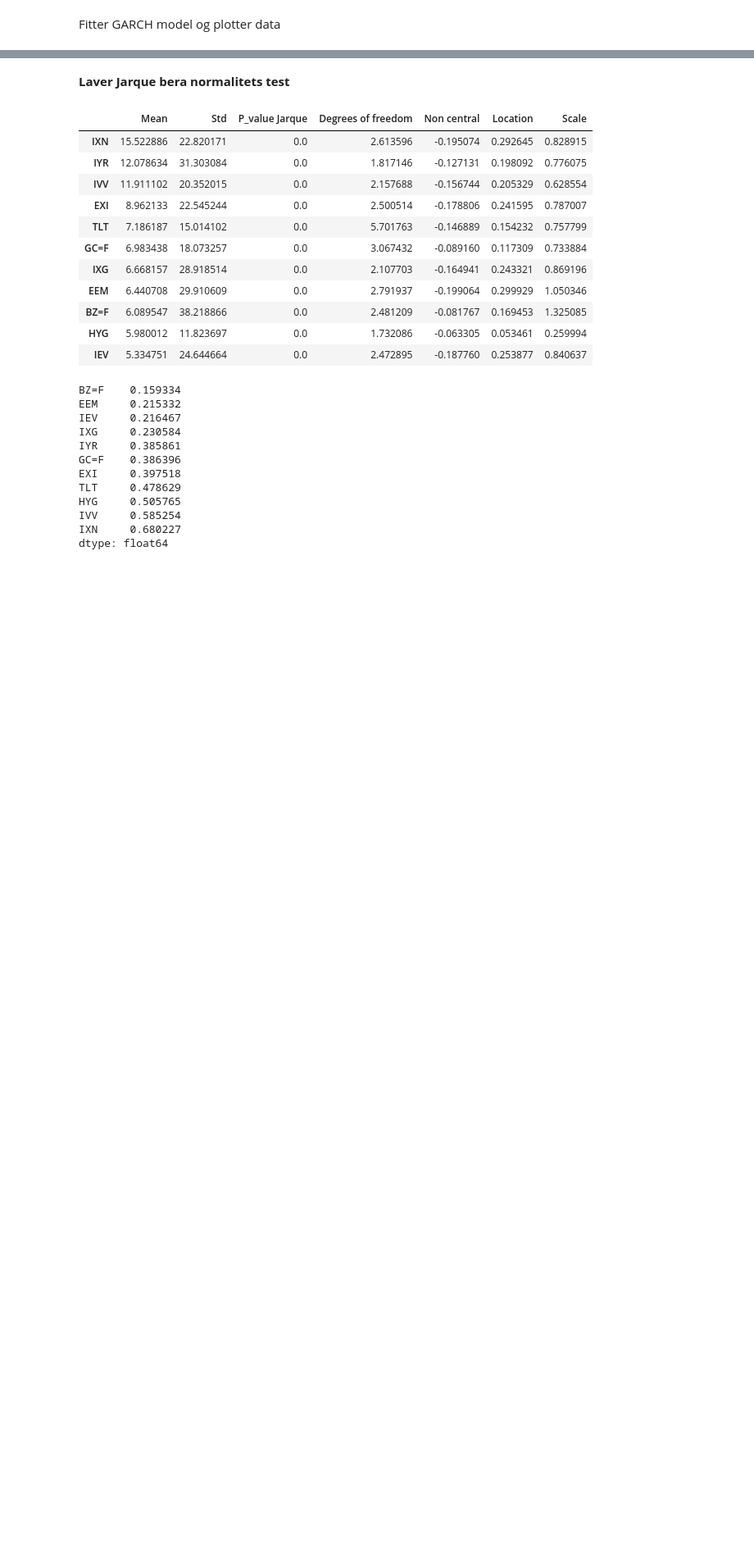
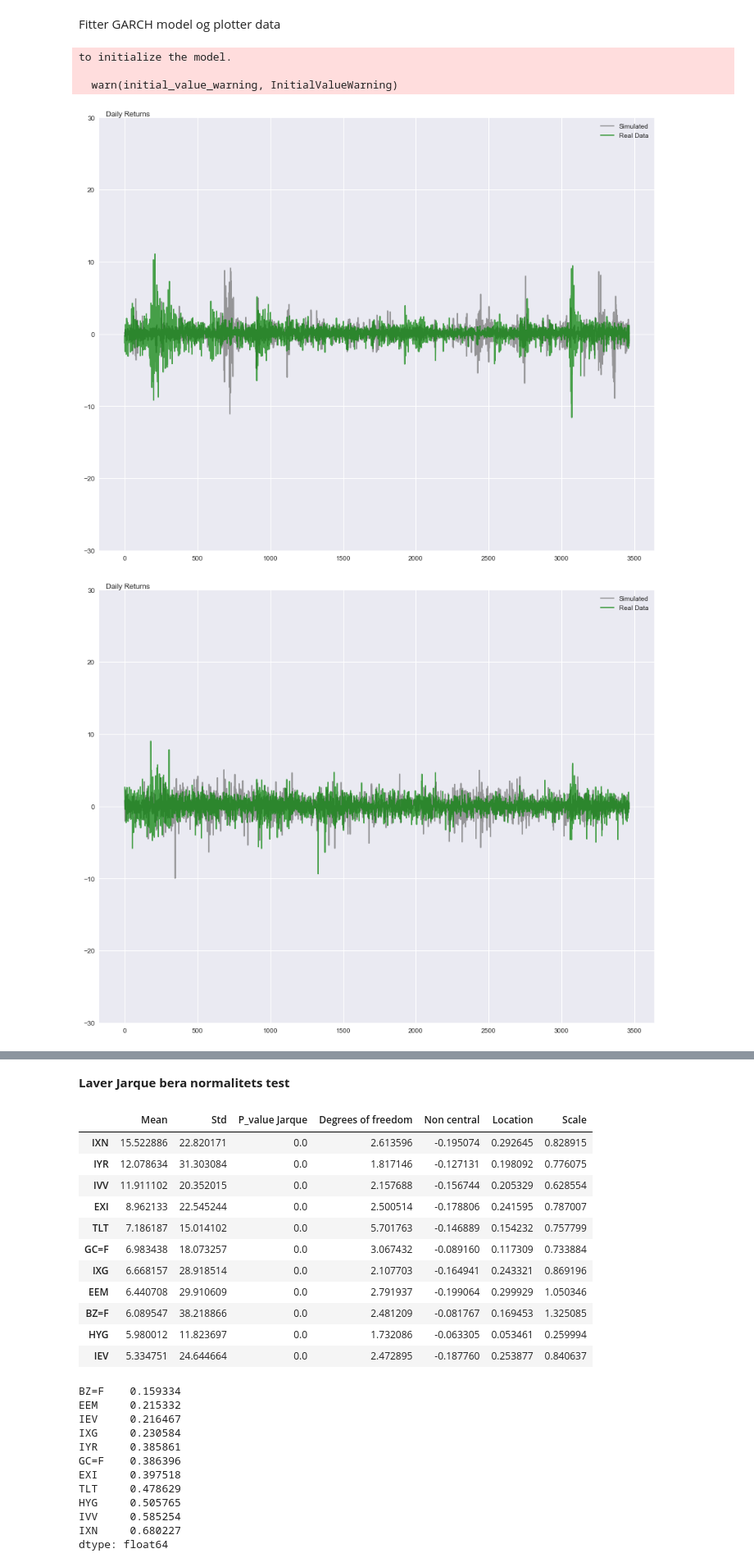
Before and after one commit to neriksen/thesis, a Jupyter notebook: Description of data/description_of_data.ipynb, the cells around one changed output, grey strips where cells are left out. Shown at 82% size. Saved outputs shown, nothing was run; the diff lists cells and outputs as text; code cells hidden in the pictures; blank space fills up the shorter version.

```diff
--- a/Description of data/description_of_data.ipynb
+++ b/Description of data/description_of_data.ipynb
@@ -79,20 +83,26 @@ Fitter GARCH model og plotter data
 # %%
 import arch
 for ticker in ticker_list:
     #set up model:
     dist = arch.univariate.SkewStudent()
     vol = arch.univariate.GARCH(p=1, o=1, q=1)
     model = arch.univariate.ConstantMean(returns[ticker], volatility=vol, distribution=dist)
     #estimate model
     results = model.fit(disp = 'off')
     params = results.params
     #simulate data
     sim_returns = model.simulate(params, len(returns[ticker])).iloc[:,0]
     #plot simulated data
     f, ax1 = plt.subplots(1, 1, figsize=(15,12))
     ax1.plot(sim_returns, alpha=.8 , label="Simulated")
-    ax1.plot(returns[ticker].values, alpha=.8,label="Real Data")
+    ax1.plot(returns[ticker].values, alpha=.7,label="Real Data")
     ax1.set_ylabel('Daily Returns',loc='top', rotation = 0, labelpad = -100)
     ax1.legend()
-    ax1.set_ylim((-50,50))
-    #fig.savefig(f"Garch_timeseries_{ticker}.png", bbox_inches = 'tight', pad_inches = 0.1)
+    ax1.set_ylim((-30,30))
+    fig.savefig(f"Garch_timeseries_{ticker}.png", bbox_inches = 'tight', pad_inches = 0.1)
+# %% [output]
+to initialize the model.
+
+  warn(initial_value_warning, InitialValueWarning)
+[figure, added]
+[figure, added]
```
Also changed, not shown: parts of 2 cells of this notebook, 6 other files.
